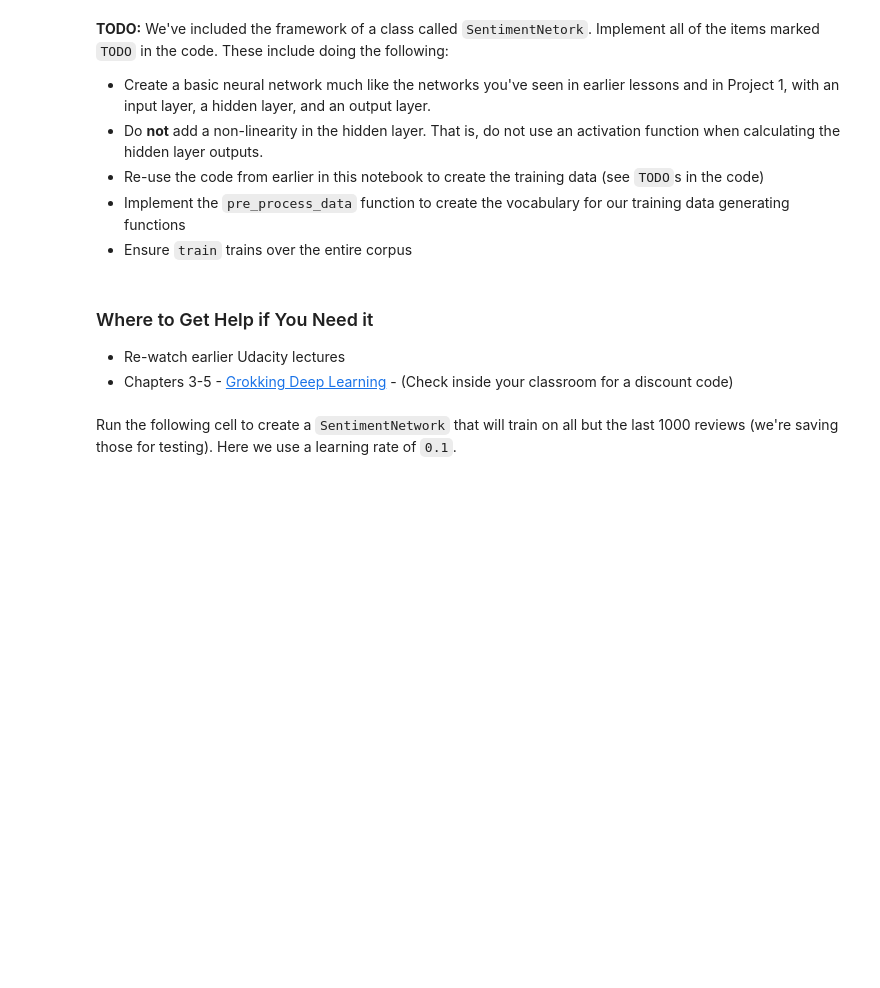
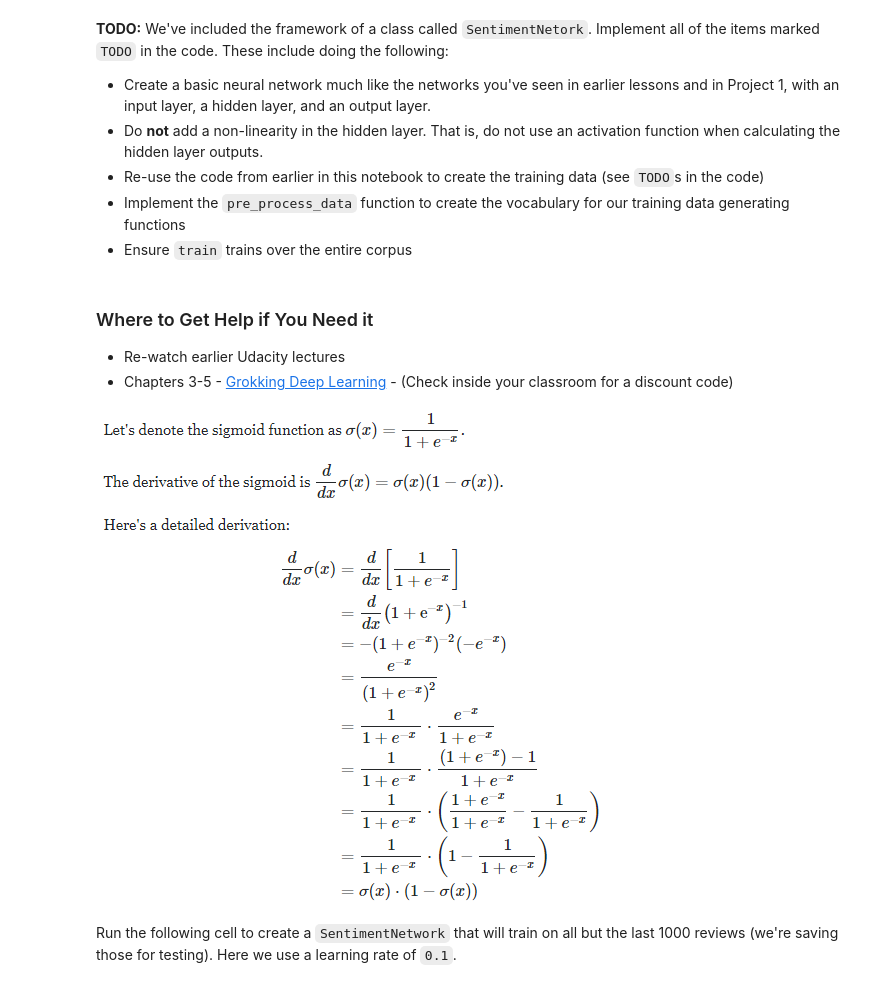
Before and after one commit to kennydukor/DEEP-LEARNING-NANODEGREE-PROJECTS, a Jupyter notebook: Sentiment Classification/Sentiment_Classification_Projects.ipynb, the cells around one changed output. Cells and saved outputs as stored; diff of their text form; code cells hidden in the pictures; blank space fills up the shorter version.

```diff
--- a/Sentiment Classification/Sentiment_Classification_Projects.ipynb
+++ b/Sentiment Classification/Sentiment_Classification_Projects.ipynb
@@ -522,6 +539,11 @@ get_target_for_label(labels[1])
 ### Where to Get Help if You Need it
 - Re-watch earlier Udacity lectures
 - Chapters 3-5 - [Grokking Deep Learning](https://www.manning.com/books/grokking-deep-learning) - (Check inside your classroom for a discount code)
+# %%
+from IPython.display import Image
+Image(filename='derivative_sigmoid.png')
+# %% [output]
+[figure, added]
 # %%
 import time
 import sys
```
Also changed, not shown: parts of 12 cells of this notebook, 2 other files.
